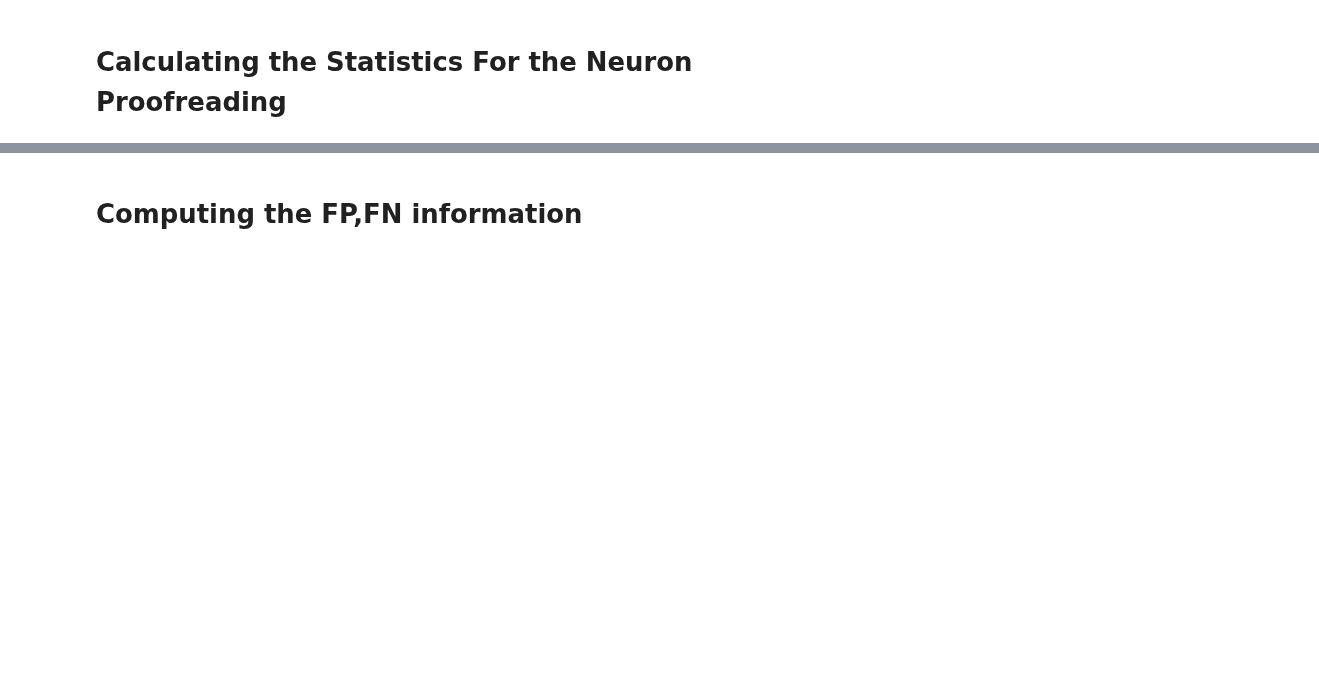
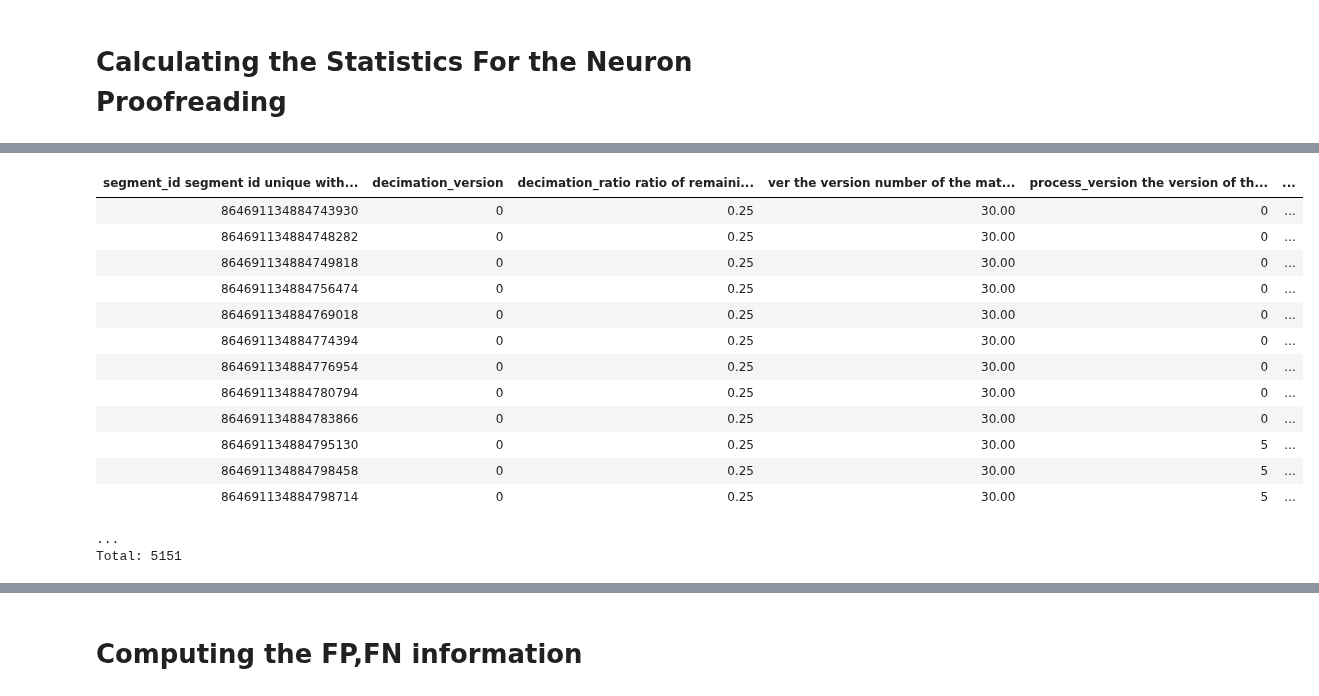
Before and after one commit to celiibrendan/neuron_mesh_tools, a Jupyter notebook: Auto_Proofreading/Validation_Testing/Allen_Proofread_Validation/Manually_Proofread_Cells_vp4.ipynb, the cells around one changed output, grey strips where cells are left out. Drawn from its saved outputs; the diff is of its cells as text; code cells hidden in the pictures; blank space fills up the shorter version.

```diff
--- a/Auto_Proofreading/Validation_Testing/Allen_Proofread_Validation/Manually_Proofread_Cells_vp4.ipynb
+++ b/Auto_Proofreading/Validation_Testing/Allen_Proofread_Validation/Manually_Proofread_Cells_vp4.ipynb
@@ -127,0 +160,19 @@ validation_dfs = [vu.synapse_validation_df_single_neuron(k,
+# %%
+curr_table = minnie.AutoProofreadNeurons3() & "spine_category='densely_spined' AND axon_length<10 AND skeletal_length > 1000000"
+curr_table - minnie.DecompositionSplit.proj()
+# %% [output]
+| segment_id segment id unique with... | decimation_version | decimation_ratio ratio of remaini... | ver the version number of the mat... | process_version the version of th... | ... |
+| 864691134884743930 | 0 | 0.25 | 30.00 | 0 | ... |
+| 864691134884748282 | 0 | 0.25 | 30.00 | 0 | ... |
+| 864691134884749818 | 0 | 0.25 | 30.00 | 0 | ... |
+| 864691134884756474 | 0 | 0.25 | 30.00 | 0 | ... |
+| 864691134884769018 | 0 | 0.25 | 30.00 | 0 | ... |
+| 864691134884774394 | 0 | 0.25 | 30.00 | 0 | ... |
+| 864691134884776954 | 0 | 0.25 | 30.00 | 0 | ... |
+| 864691134884780794 | 0 | 0.25 | 30.00 | 0 | ... |
+| 864691134884783866 | 0 | 0.25 | 30.00 | 0 | ... |
+| 864691134884795130 | 0 | 0.25 | 30.00 | 5 | ... |
+| 864691134884798458 | 0 | 0.25 | 30.00 | 5 | ... |
+| 864691134884798714 | 0 | 0.25 | 30.00 | 5 | ... |
+...
+Total: 5151
```
Also changed, not shown: parts of 11 cells of this notebook, 22 other files.
